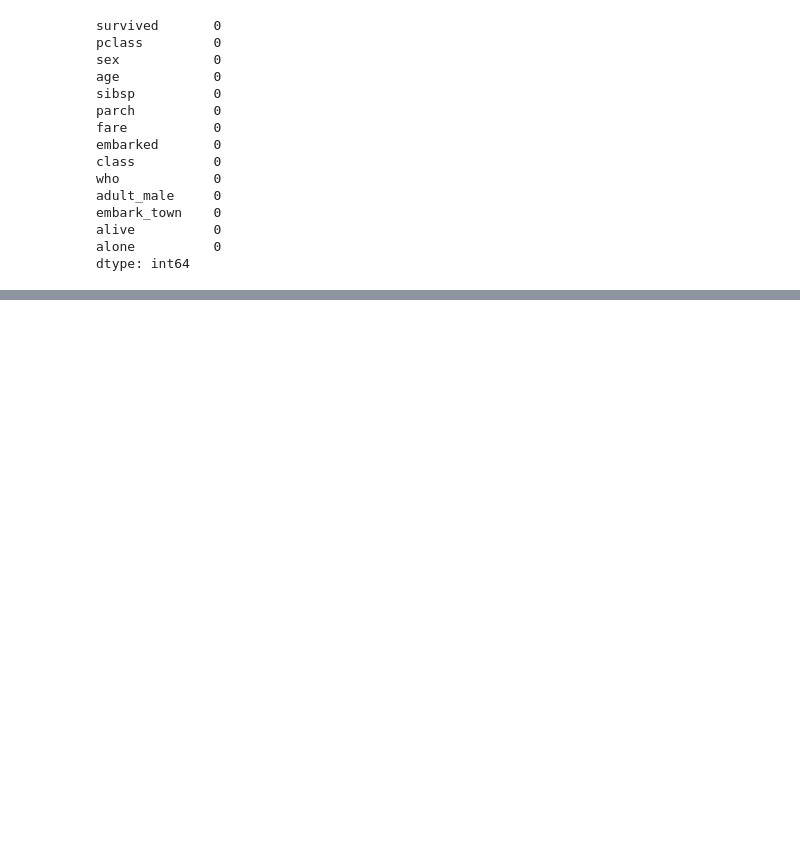
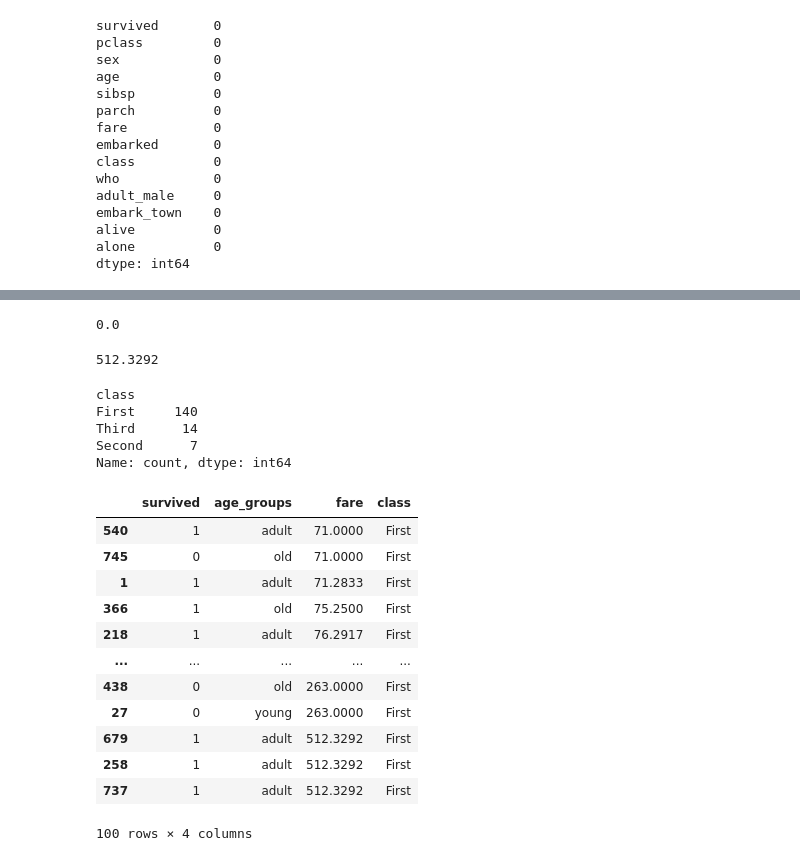
Before and after one commit to xaqibshah/DataScienceLearning, a Jupyter notebook: Python_Ka_Chilla/pandas/01_pythonpandas.ipynb, the cells around one changed output, grey strips where cells are left out. Drawn from its saved outputs; the diff is of its cells as text; code cells hidden in the pictures; blank space fills up the shorter version.

```diff
--- a/Python_Ka_Chilla/pandas/01_pythonpandas.ipynb
+++ b/Python_Ka_Chilla/pandas/01_pythonpandas.ipynb
@@ -377,0 +495,3 @@ sns.heatmap(df.isnull())
+# %%
+
+df1 = df[['survived', 'age_groups', 'fare','class']]
@@ -377,0 +545,8 @@ sns.heatmap(df.isnull())
+# %%
+df.fare.min()
+# %% [output]
+0.0
+# %%
+df.fare.max()
+# %% [output]
+512.3292
@@ -377,0 +556,26 @@ sns.heatmap(df.isnull())
+# %%
+df_200['class'].value_counts()
+# %% [output]
+class
+First     140
+Third      14
+Second      7
+Name: count, dtype: int64
+# %%
+# how to add tow filter
+df1[(df1['fare']>70) & (df1['class']=='First')].sort_values(by='fare')
+# df_200 = df1[(df['fare']>=50) & (df['class']=='First')]
+# %% [output]
+|  | survived | age_groups | fare | class |
+| 540 | 1 | adult | 71.0000 | First |
+| 745 | 0 | old | 71.0000 | First |
+| 1 | 1 | adult | 71.2833 | First |
+| 366 | 1 | old | 75.2500 | First |
+| 218 | 1 | adult | 76.2917 | First |
+| ... | ... | ... | ... | ... |
+| 438 | 0 | old | 263.0000 | First |
+| 27 | 0 | young | 263.0000 | First |
+| 679 | 1 | adult | 512.3292 | First |
+| 258 | 1 | adult | 512.3292 | First |
+| 737 | 1 | adult | 512.3292 | First |
+100 rows × 4 columns
```
Also changed, not shown: parts of 20 cells of this notebook.
